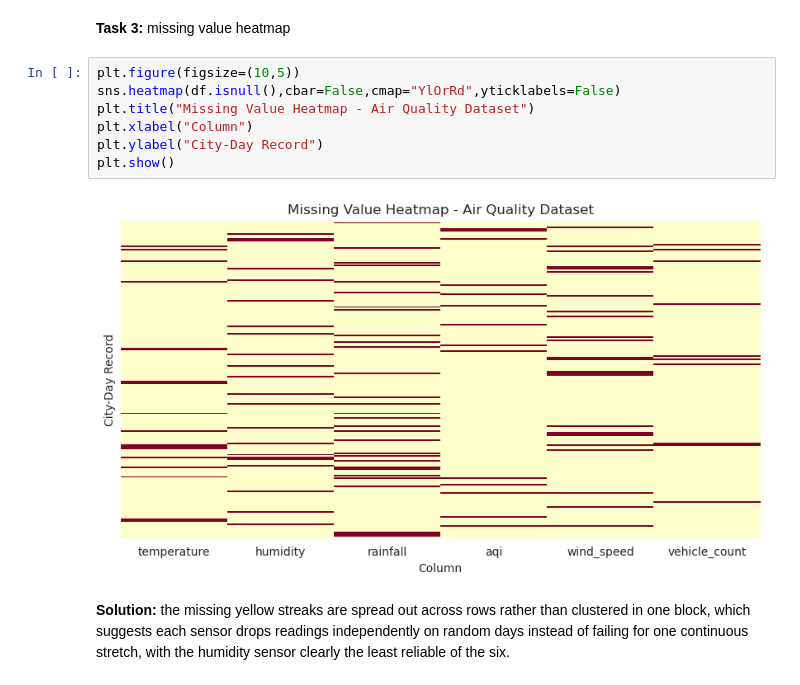
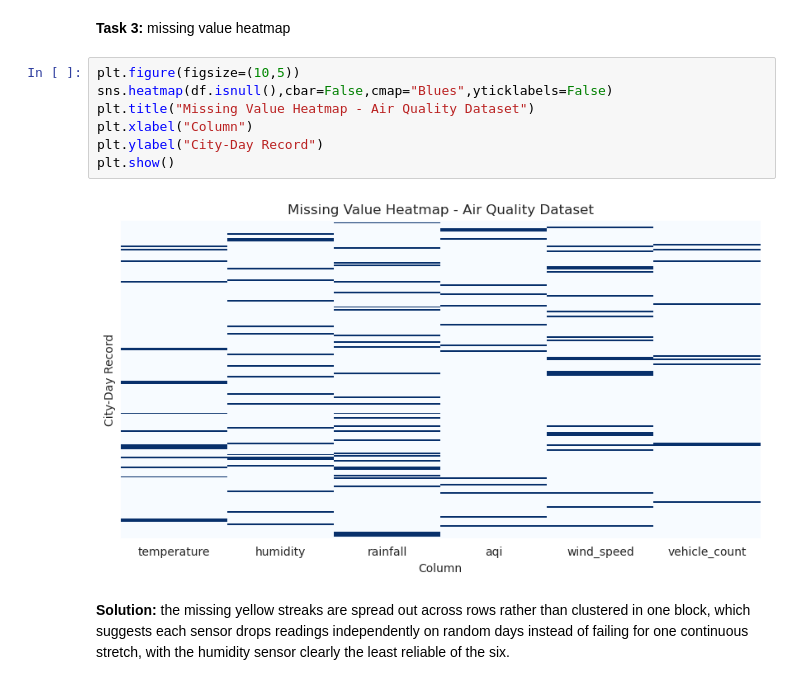
Before and after one commit to Atharv-K-979/WCE-Labs-Material, a Jupyter notebook: TY_Machine_Learning_lab/245109074_MLL_A2/245109074_Atharv_k_Assignment_2.ipynb, the cells around one changed output. Saved outputs shown, nothing was run; the diff lists cells and outputs as text.

```diff
--- a/TY_Machine_Learning_lab/245109074_MLL_A2/245109074_Atharv_k_Assignment_2.ipynb
+++ b/TY_Machine_Learning_lab/245109074_MLL_A2/245109074_Atharv_k_Assignment_2.ipynb
@@ -53,13 +53,13 @@ that needs the closest attention before imputation.
 **Task 3:** missing value heatmap
 # %%
 plt.figure(figsize=(10,5))
-sns.heatmap(df.isnull(),cbar=False,cmap="YlOrRd",yticklabels=False)
+sns.heatmap(df.isnull(),cbar=False,cmap="Blues",yticklabels=False)
 plt.title("Missing Value Heatmap - Air Quality Dataset")
 plt.xlabel("Column")
 plt.ylabel("City-Day Record")
 plt.show()
 # %% [output]
-[figure, old version]
+[figure, new version]
 # %% [markdown]
 **Solution:** the missing yellow streaks are spread out across rows rather than clustered in one
 block, which suggests each sensor drops readings independently on random days instead of failing for
```
Also changed, not shown: parts of 17 cells of this notebook, 24 other files.
